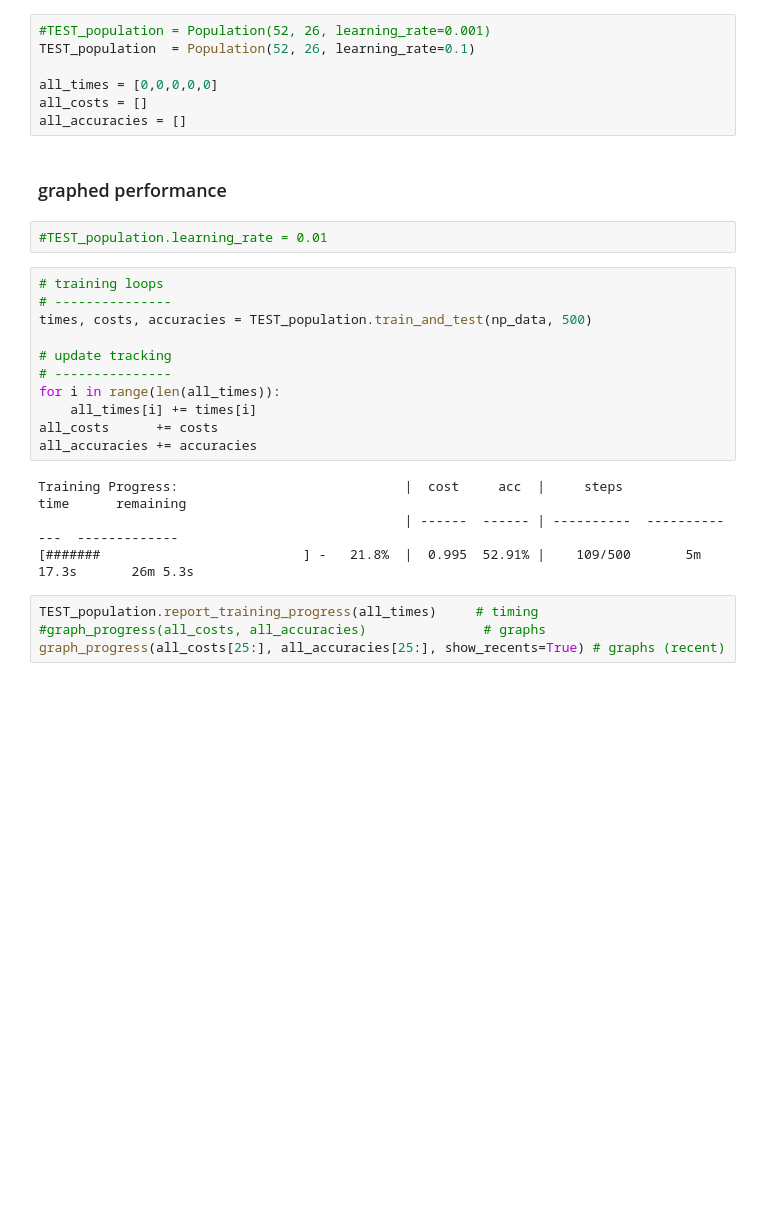
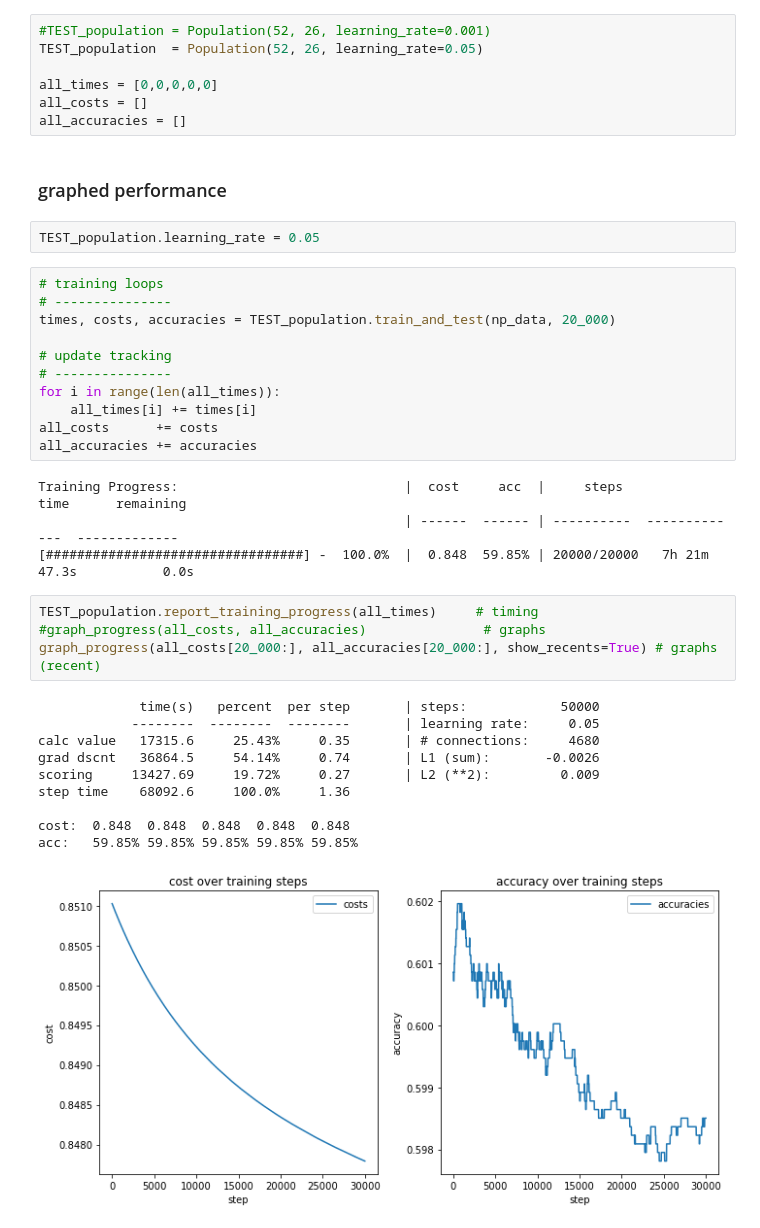
Before and after one commit to amurphy99/madness-23, a Jupyter notebook: data_setup/testing_matrix.ipynb, the cells around one changed output. Cells and saved outputs as stored; diff of their text form; blank space fills up the shorter version.

```diff
--- a/data_setup/testing_matrix.ipynb
+++ b/data_setup/testing_matrix.ipynb
@@ -145,19 +145,19 @@ np_data = [np_data[0], np_data[1], np.multiply(np_data2[1], 100),
 # Create and test population
 # %%
 #TEST_population = Population(52, 26, learning_rate=0.001)
-TEST_population  = Population(52, 26, learning_rate=0.1)
+TEST_population  = Population(52, 26, learning_rate=0.05)
 
 all_times = [0,0,0,0,0]
 all_costs = []
 all_accuracies = []
 # %% [markdown]
 ### graphed performance
-# %%
-#TEST_population.learning_rate = 0.01
+# %%
+TEST_population.learning_rate = 0.05
 # %%
 # training loops
 # ---------------
-times, costs, accuracies = TEST_population.train_and_test(np_data, 500)
+times, costs, accuracies = TEST_population.train_and_test(np_data, 20_000)
 
 # update tracking
 # ---------------
@@ -168,11 +168,22 @@ all_accuracies += accuracies
 # %% [output]
 Training Progress:                             |  cost     acc  |     steps           time      remaining
                                                | ------  ------ | ----------  -------------  -------------
-[#######                          ] -   21.8%  |  0.995  52.91% |    109/500       5m 17.3s       26m 5.3s
+[#################################] -  100.0%  |  0.848  59.85% | 20000/20000   7h 21m 47.3s           0.0s
 # %%
 TEST_population.report_training_progress(all_times)     # timing
 #graph_progress(all_costs, all_accuracies)               # graphs
-graph_progress(all_costs[25:], all_accuracies[25:], show_recents=True) # graphs (recent)
+graph_progress(all_costs[20_000:], all_accuracies[20_000:], show_recents=True) # graphs (recent)
+# %% [output]
+             time(s)   percent  per step       | steps:            50000
+            --------  --------  --------       | learning rate:     0.05
+calc value   17315.6     25.43%     0.35       | # connections:     4680
+grad dscnt   36864.5     54.14%     0.74       | L1 (sum):       -0.0026
+scoring     13427.69     19.72%     0.27       | L2 (**2):         0.009
+step time    68092.6     100.0%     1.36
+
+cost:  0.848  0.848  0.848  0.848  0.848
+acc:   59.85% 59.85% 59.85% 59.85% 59.85%
+[figure, added]
 # %%
 game_id = 102
 TEST_population.box_score_preview(np_data[3], np_data[4], np_data[5], game_id, np_max_2022, headers_list)
```
Also changed, not shown: parts of 3 cells of this notebook, 4 other files.
